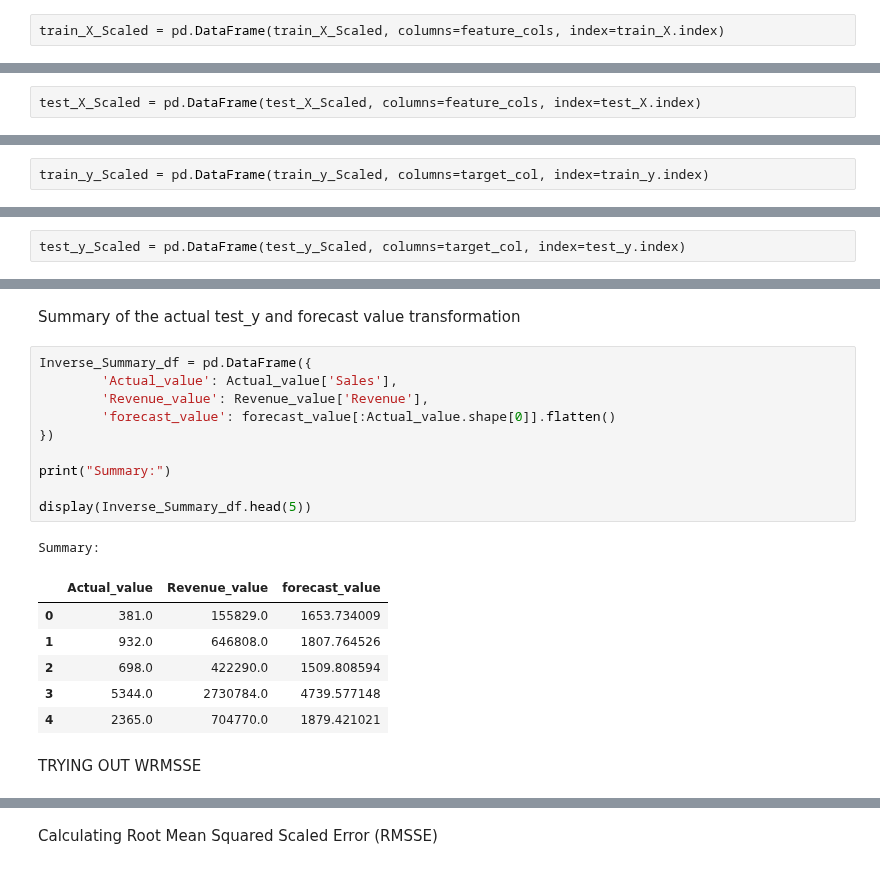
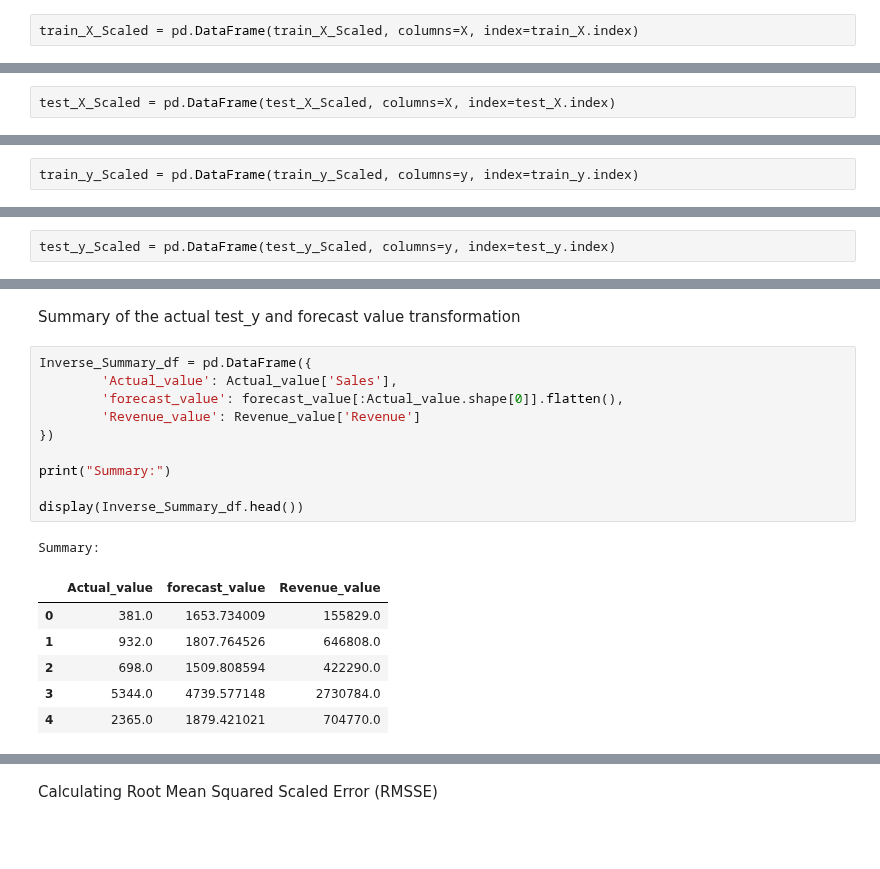
Before and after one commit to OlanreleOladeji/Demand-forecast--XGBoost, a Jupyter notebook: Products_quantity_forecasting_model_(XGB).ipynb, the cells around one changed output, grey strips where cells are left out. Saved outputs shown, nothing was run; the diff lists cells and outputs as text; blank space fills up the shorter version.

```diff
--- a/Products_quantity_forecasting_model_(XGB).ipynb
+++ b/Products_quantity_forecasting_model_(XGB).ipynb
@@ -228,4 +226,4 @@ MinMaxScaler()
 # %%
 train_X_Scaled = scaler_X.transform(train_X)
 # %%
-train_X_Scaled = pd.DataFrame(train_X_Scaled, columns=feature_cols, index=train_X.index)
+train_X_Scaled = pd.DataFrame(train_X_Scaled, columns=X, index=train_X.index)
@@ -241,4 +232,4 @@ train_X_Scaled.head()
 # %%
 test_X_Scaled = scaler_X.transform(test_X)
 # %%
-test_X_Scaled = pd.DataFrame(test_X_Scaled, columns=feature_cols, index=test_X.index)
+test_X_Scaled = pd.DataFrame(test_X_Scaled, columns=X, index=test_X.index)
@@ -262,4 +246,4 @@ MinMaxScaler()
 # %%
 train_y_Scaled = scaler_y.transform(train_y)
 # %%
-train_y_Scaled = pd.DataFrame(train_y_Scaled, columns=target_col, index=train_y.index)
+train_y_Scaled = pd.DataFrame(train_y_Scaled, columns=y, index=train_y.index)
@@ -275,5 +252,5 @@ train_y_Scaled.head()
 # %%
 test_y_Scaled = scaler_y.transform(test_y)
 # %%
-test_y_Scaled = pd.DataFrame(test_y_Scaled, columns=target_col, index=test_y.index)
+test_y_Scaled = pd.DataFrame(test_y_Scaled, columns=y, index=test_y.index)
 # %%
@@ -378,20 +342,18 @@ Summary of the actual test_y and forecast value transformation
 # %%
 Inverse_Summary_df = pd.DataFrame({
         'Actual_value': Actual_value['Sales'],
-        'Revenue_value': Revenue_value['Revenue'],
-        'forecast_value': forecast_value[:Actual_value.shape[0]].flatten()
+        'forecast_value': forecast_value[:Actual_value.shape[0]].flatten(),
+        'Revenue_value': Revenue_value['Revenue']
 })
 
 print("Summary:")
 
-display(Inverse_Summary_df.head(5))
+display(Inverse_Summary_df.head())
 # %% [output]
 Summary:
-|  | Actual_value | Revenue_value | forecast_value |
-| 0 | 381.0 | 155829.0 | 1653.734009 |
-| 1 | 932.0 | 646808.0 | 1807.764526 |
-| 2 | 698.0 | 422290.0 | 1509.808594 |
-| 3 | 5344.0 | 2730784.0 | 4739.577148 |
-| 4 | 2365.0 | 704770.0 | 1879.421021 |
+|  | Actual_value | forecast_value | Revenue_value |
+| 0 | 381.0 | 1653.734009 | 155829.0 |
+| 1 | 932.0 | 1807.764526 | 646808.0 |
+| 2 | 698.0 | 1509.808594 | 422290.0 |
+| 3 | 5344.0 | 4739.577148 | 2730784.0 |
+| 4 | 2365.0 | 1879.421021 | 704770.0 |
-# %% [markdown]
-TRYING OUT WRMSSE
```
Also changed, not shown: parts of 58 cells of this notebook.
